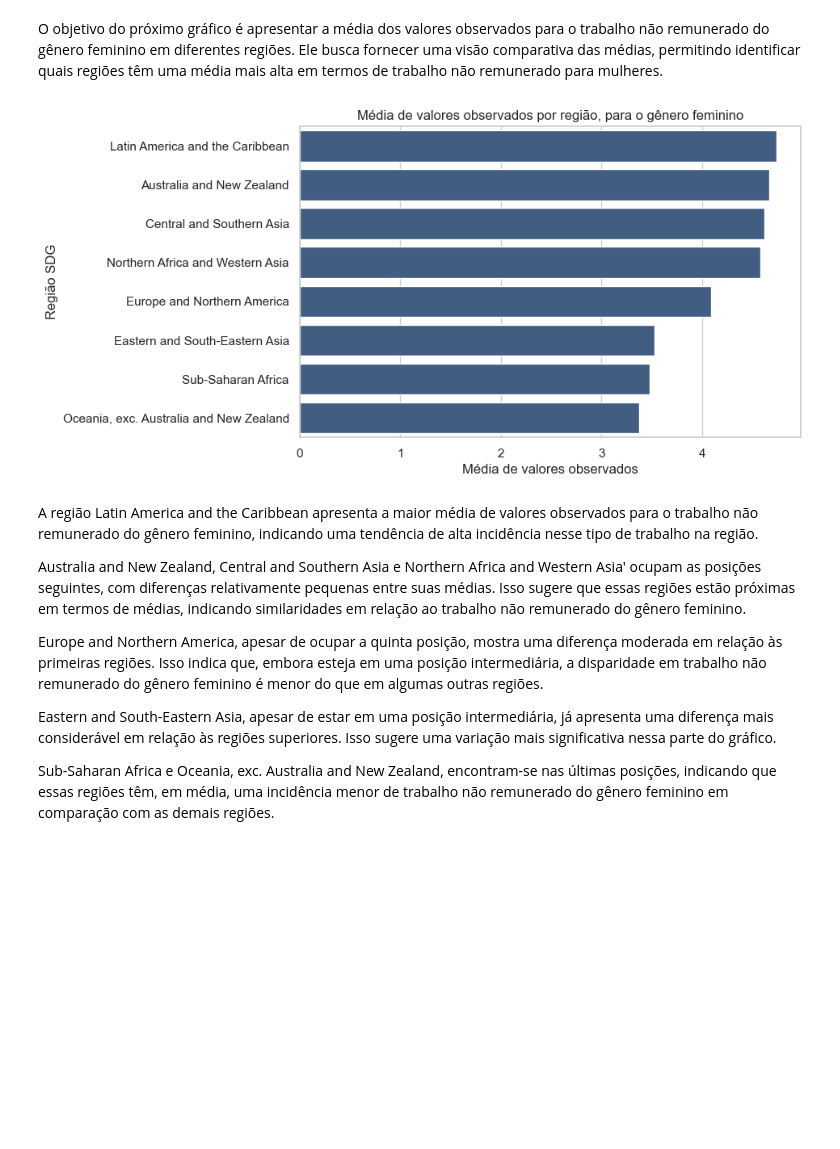
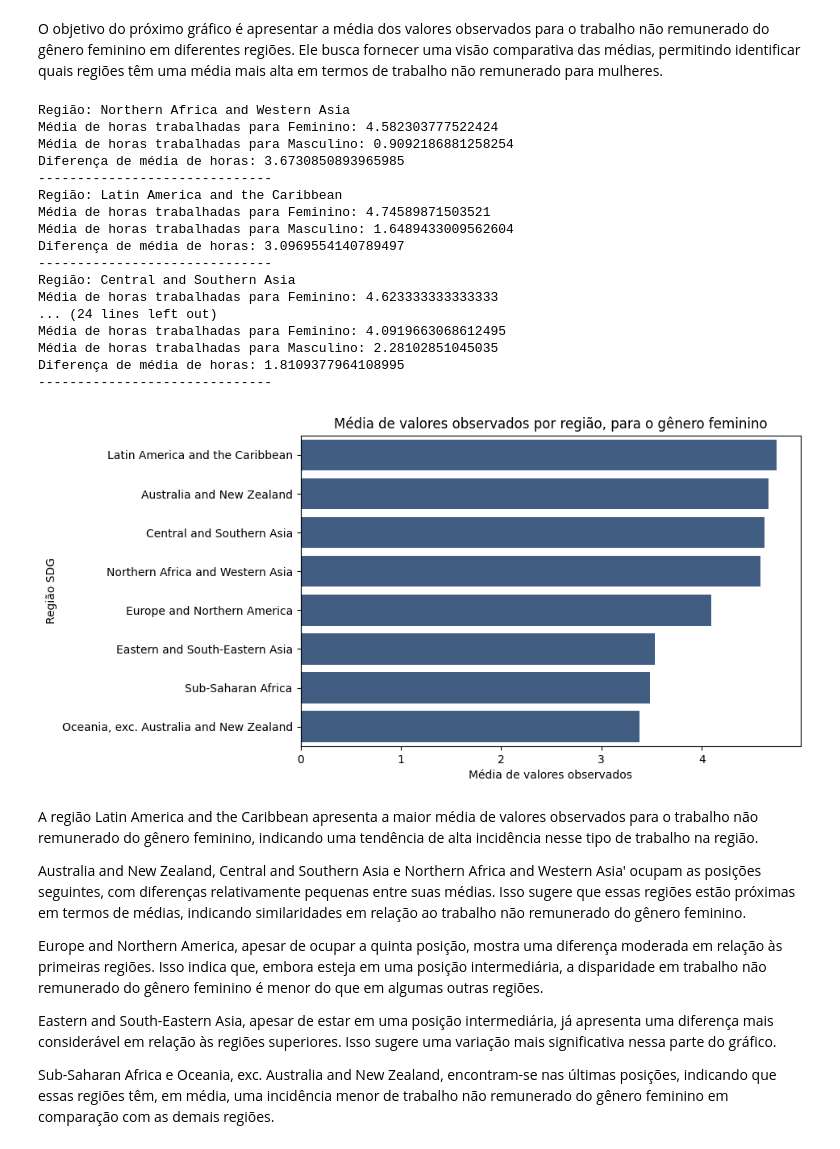
Before and after one commit to kerllare/Projeto_semana_17_Reprograma, a Jupyter notebook: analise_projeto_final.ipynb, the cells around one changed output. Drawn from its saved outputs; the diff is of its cells as text; code cells hidden in the pictures; blank space fills up the shorter version.

```diff
--- a/analise_projeto_final.ipynb
+++ b/analise_projeto_final.ipynb
@@ -309,23 +415,68 @@ Australia and New Zealand em oitava posição e menor índice de disparidade
 ## Média de valores observados por região, para o gênero feminino
 # %% [markdown]
  O objetivo do próximo gráfico é apresentar a média dos valores observados para o trabalho não remunerado do gênero feminino em diferentes regiões. Ele busca fornecer uma visão comparativa das médias, permitindo identificar quais regiões têm uma média mais alta em termos de trabalho não remunerado para mulheres.
-# %%
-media_feminino_por_regiao = df[df['Genero'] == 'Female'].groupby('Regiao SDG')['Valor Observado'].mean()
-
-media_feminino_por_regiao = media_feminino_por_regiao.sort_values(ascending=False)
-
-
-plt.figure(figsize=(8, 5))
-
-sns.barplot(x=media_feminino_por_regiao, y=media_feminino_por_regiao.index, color=sns.color_palette('viridis')[1])
-
-plt.title('Média de valores observados por região, para o gênero feminino')
-plt.xlabel('Média de valores observados')
-plt.ylabel('Região SDG')
-
-plt.show()
-# %% [output]
-[figure, removed]
+# %%
+import matplotlib.pyplot as plt
+import seaborn as sns
+
+# Lista de regiões
+regioes = ['Eastern and South-Eastern Asia', 'Latin America and the Caribbean',
+           'Europe and Northern America', 'Sub-Saharan Africa',
+           'Northern Africa and Western Asia', 'Central and Southern Asia',
+           'Australia and New Zealand', 'Oceania, exc. Australia and New Zealand']
+
+# Lista para armazenar proporções de horas por região
+proporcoes_regioes = []
+
+# Paleta de cores
+cores = sns.color_palette('viridis')
+
+# Loop sobre as regiões
+for regiao in regioes:
+    df_regiao = df[df['Regiao SDG'] == regiao]
+    proporcao_horas = df_regiao.groupby('Genero')['Valor Observado'].mean()
+    proporcoes_regioes.append((regiao, proporcao_horas))
+
+# Ordena as regiões com base na maior diferença de médias de horas
+proporcoes_regioes.sort(key=lambda x: abs(x[1]['Female'] - x[1]['Male']), reverse=True)
+
+# Imprime as informações para cada região
+for regiao, proporcao_horas in proporcoes_regioes:
+    print(f'Região: {regiao}')
+    print(f'Média de horas trabalhadas para Feminino: {proporcao_horas["Female"]}')
+    print(f'Média de horas trabalhadas para Masculino: {proporcao_horas["Male"]}')
+    print(f'Diferença de média de horas: {abs(proporcao_horas["Female"] - proporcao_horas["Male"])}')
+    print('-' * 30)
+
+# Plotagem do gráfico para o gênero feminino
+media_feminino_por_regiao = df[df['Genero'] == 'Female'].groupby('Regiao SDG')['Valor Observado'].mean()
+media_feminino_por_regiao = media_feminino_por_regiao.sort_values(ascending=False)
+
+plt.figure(figsize=(8, 5))
+sns.barplot(x=media_feminino_por_regiao, y=media_feminino_por_regiao.index, color=sns.color_palette('viridis')[1])
+plt.title('Média de valores observados por região, para o gênero feminino')
+plt.xlabel('Média de valores observados')
+plt.ylabel('Região SDG')
+plt.show()
+# %% [output]
+Região: Northern Africa and Western Asia
+Média de horas trabalhadas para Feminino: 4.582303777522424
+Média de horas trabalhadas para Masculino: 0.9092186881258254
+Diferença de média de horas: 3.6730850893965985
+------------------------------
+Região: Latin America and the Caribbean
+Média de horas trabalhadas para Feminino: 4.74589871503521
+Média de horas trabalhadas para Masculino: 1.6489433009562604
+Diferença de média de horas: 3.0969554140789497
+------------------------------
+Região: Central and Southern Asia
+Média de horas trabalhadas para Feminino: 4.623333333333333
+... (24 lines left out)
+Média de horas trabalhadas para Feminino: 4.0919663068612495
+Média de horas trabalhadas para Masculino: 2.28102851045035
+Diferença de média de horas: 1.8109377964108995
+------------------------------
+[figure, added]
 # %% [markdown]
 
 
```
Also changed, not shown: parts of 27 cells of this notebook, 2 other files.
